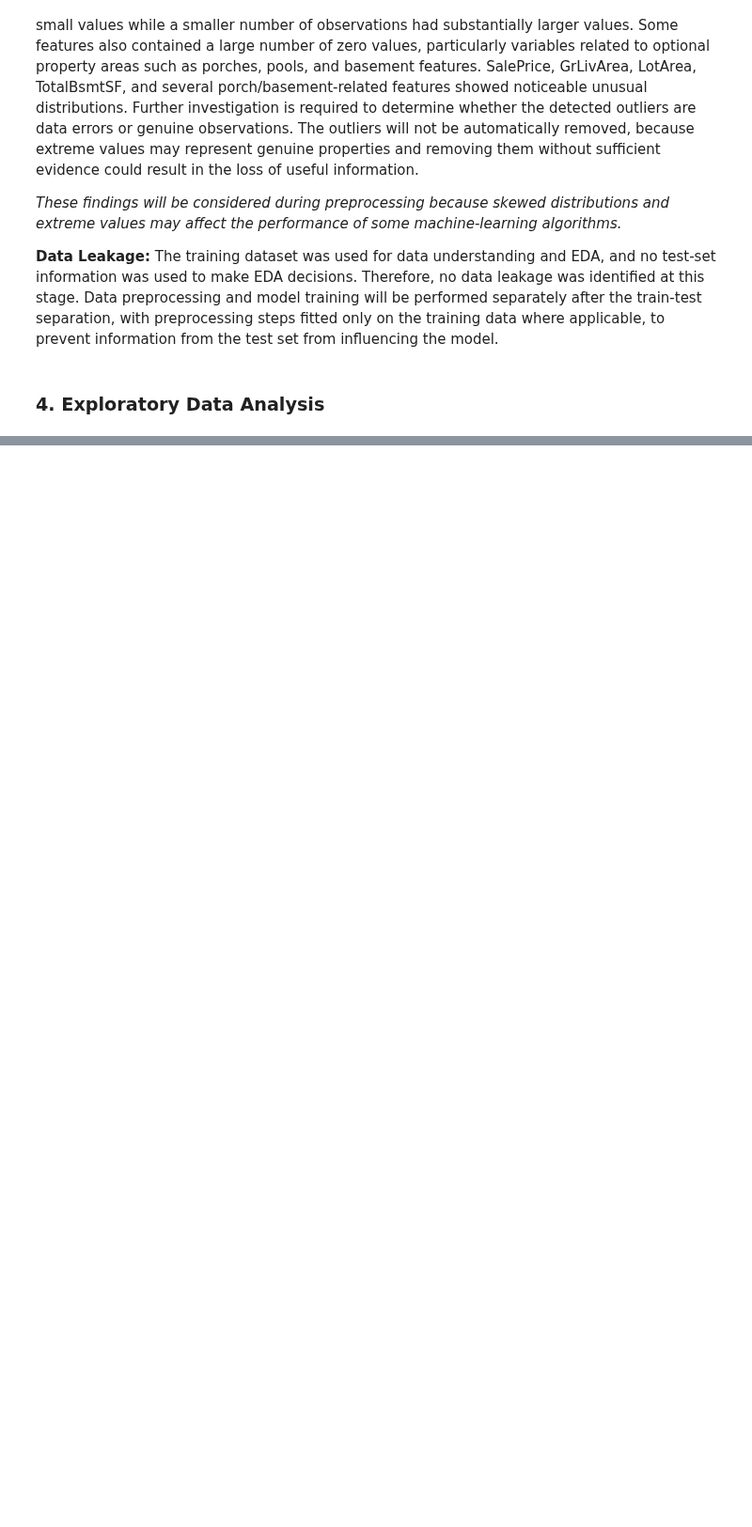
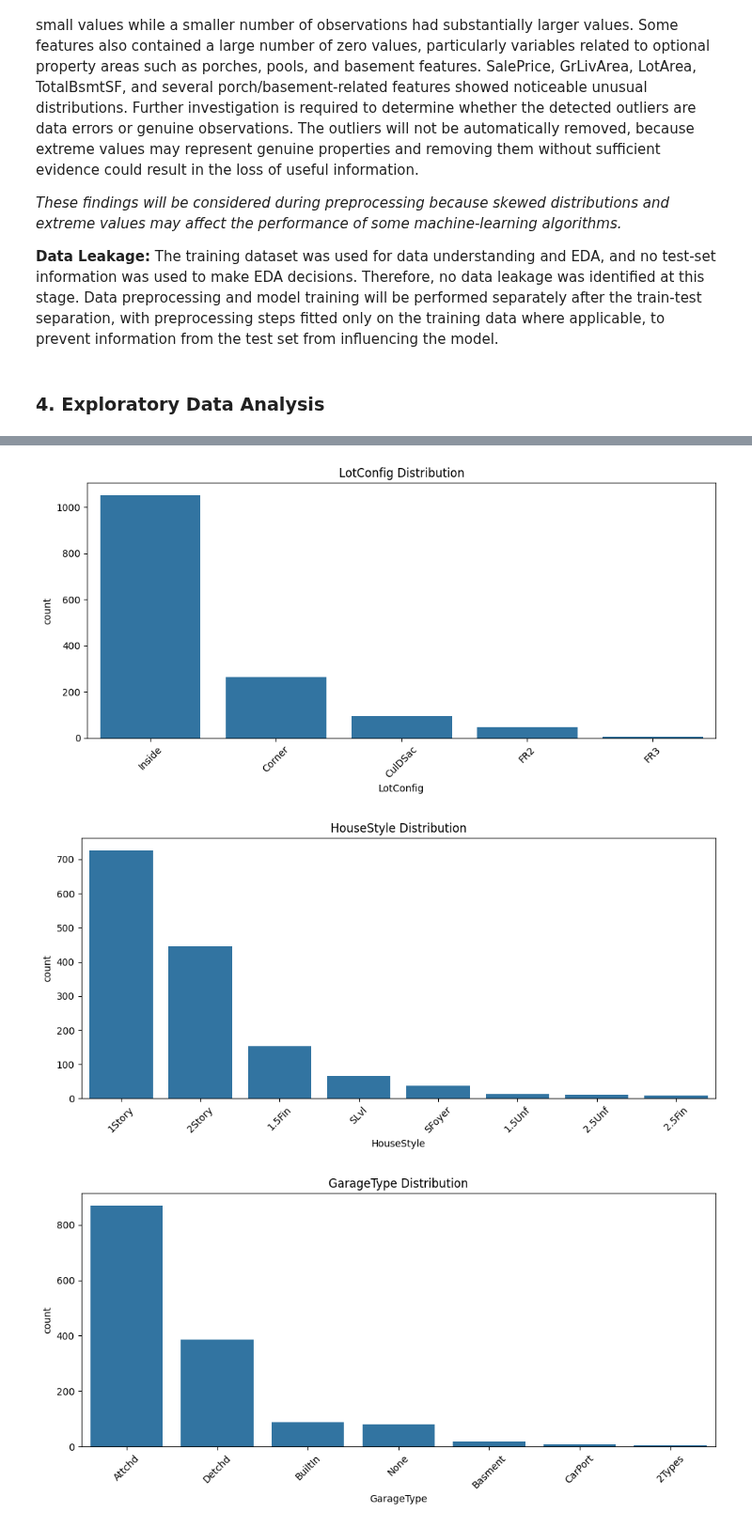
Before and after one commit to VenuriDampahalage/ames-housing-price-prediction, a Jupyter notebook: eda.ipynb, the cells around one changed output, grey strips where cells are left out. Shown at 94% size. Drawn from its saved outputs; the diff is of its cells as text; code cells hidden in the pictures; blank space fills up the shorter version.

```diff
--- a/eda.ipynb
+++ b/eda.ipynb
@@ -759,0 +1167,7 @@ The training dataset was used for data understanding and EDA, and no test-set in
+# %%
+#Frequency tables for categorical features
+
+print("\nCategorical Features frequency tables:")
+for col in important_categorical:
+    print(f"\n--- {col} ---")
+    print(df[col].value_counts(dropna=False))
@@ -759,0 +1295,42 @@ The training dataset was used for data understanding and EDA, and no test-set in
+# %%
+#Selected categorical features for plotting
+
+categorical_to_plot = [
+    'LotConfig',
+    'HouseStyle',
+    'GarageType',
+    'Heating',
+    'RoofStyle',
+    'RoofMatl',
+    'Exterior1st',
+    'Exterior2nd',
+    'Foundation',
+    'Neighborhood',
+    'Condition1',
+    'Condition2',
+    'SaleType',
+    'SaleCondition'
+]
+# %%
+for col in categorical_to_plot:
+    plt.figure(figsize=(10, 5))
+
+    plot_data = df.copy()
+    plot_data[col] = plot_data[col].fillna('None')
+
+    order = plot_data[col].value_counts().index
+
+    sns.countplot(
+        data=plot_data,
+        x=col,
+        order=order
+    )
+
+    plt.title(f'{col} Distribution')
+    plt.xticks(rotation=45)
+    plt.tight_layout()
+    plt.show()
+# %% [output]
+[figure, added]
+[figure, added]
+[figure, added]
```
Also changed, not shown: parts of 34 cells of this notebook.
